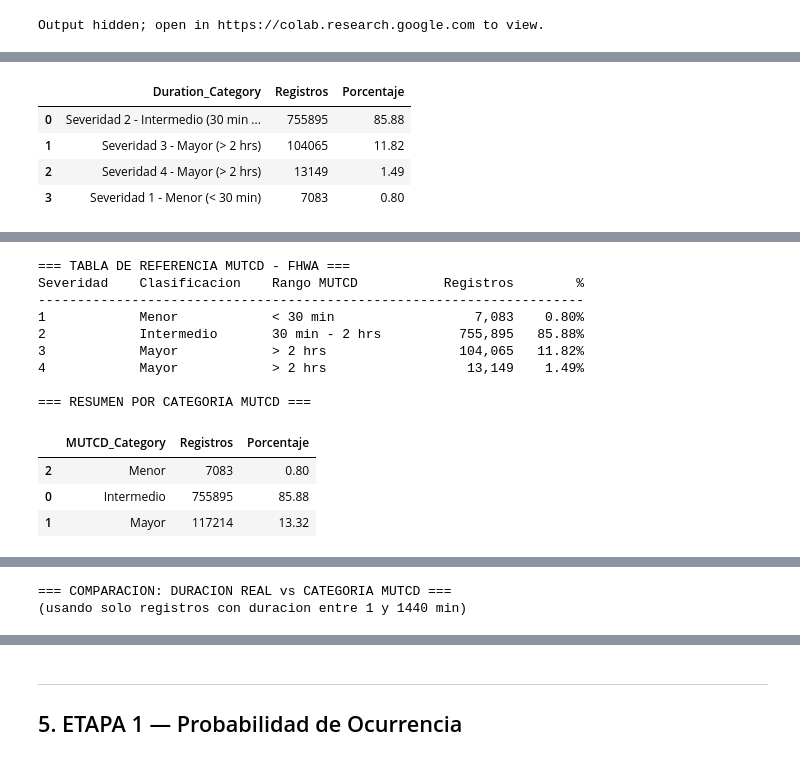
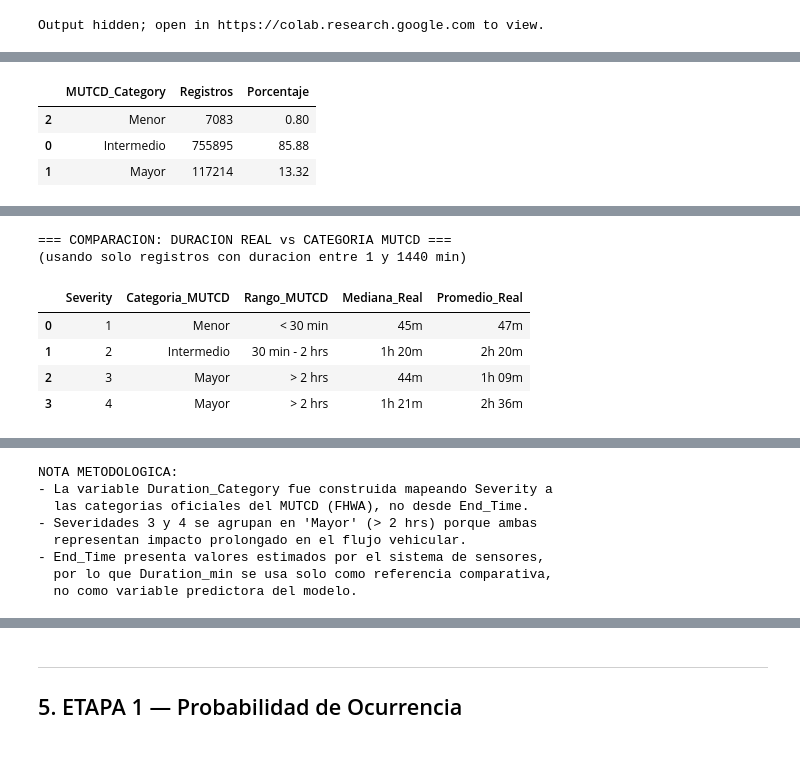
Before and after one commit to edegraciab/final_project, a Jupyter notebook: notebooks/proyecto_integrador_2/04.EDA_FL_v2.ipynb, the cells around one changed output, grey strips where cells are left out. Drawn from its saved outputs; the diff is of its cells as text; code cells hidden in the pictures.

```diff
--- a/notebooks/proyecto_integrador_2/04.EDA_FL_v2.ipynb
+++ b/notebooks/proyecto_integrador_2/04.EDA_FL_v2.ipynb
@@ -274,22 +290,3 @@ for column in dist_cat_columns:
     })
 
 frecuencias_df = pd.concat(all_frecuencias.values(), ignore_index=True)
-# %%
-# Visualización de frecuencias categóricas
-for columna in frecuencias_df['Columna'].unique():
-    df_columna = frecuencias_df[frecuencias_df['Columna'] == columna]
-    fig = px.bar(
-        y=df_columna['Frecuencia'],
-        x=df_columna['Valor'],
-        color=df_columna['Valor'],
-        color_discrete_sequence=px.colors.sequential.PuBuGn,
-        text=df_columna['Frecuencia'],
-        template='seaborn'
-    )
-    fig.update_layout(
-        title_text=f'Distribución de Frecuencias — "{columna}"',
-        height=700, width=1800,
-        xaxis_title=columna, yaxis_title='Frecuencia',
-        font=dict(size=17)
-    )
-    fig.show()
@@ -320,5 +360,6 @@ plt.show()
 # %%
 # ── Duración real por nivel de Severidad ──────────────────────────────────────
+
 # Calculamos la duración de cada accidente desde Start_Time y End_Time
 traffic_accidents_raw['Start_Time'] = pd.to_datetime(
     traffic_accidents_raw['Start_Time'], errors='coerce'
@@ -360,11 +401,12 @@ display(duration_stats)
 
 # Construir etiquetas dinámicas con rangos reales
 def formato_tiempo(minutos):
-    if minutos < 60:
-        return f"{int(minutos)} min"
-    else:
-        horas = minutos / 60
-        return f"{horas:.1f} hrs"
+    minutos = round(minutos)  # ← redondear primero
+    h = int(minutos // 60)
+    m = int(minutos % 60)
+    if h > 0:
+        return f"{h}h {m:02d}m"
+    return f"{m}m"
 
 print("\n=== RANGOS REALES POR NIVEL ===")
 for _, row in duration_stats.iterrows():
@@ -388,6 +430,7 @@ fig = px.box(
 fig.update_layout(height=500, width=900, font=dict(size=13), showlegend=False)
 fig.show()
 
+print("\n")
 # Visualización: promedio por severidad con barra
 fig2 = px.bar(
     duration_stats,
@@ -405,6 +448,7 @@ fig2.show()
 Output hidden; open in https://colab.research.google.com to view.
 # %%
 # ── Variable Duration_Category basada en clasificacion MUTCD - FHWA ───────────
+
 # Fuente: Federal Highway Administration (FHWA), Manual on Uniform Traffic
 # Control Devices (MUTCD), Chapter 6I: Control of Traffic Through Traffic
 # Incident Management Areas.
@@ -435,13 +479,6 @@ traffic_accidents_raw['Duration_Category'] = (
     traffic_accidents_raw['Severity']
     .map(severity_to_duration)
 )
-
-# Verificar distribución
-print("=== VARIABLE Duration_Category (basada en MUTCD - FHWA) ===\n")
-dist = traffic_accidents_raw['Duration_Category'].value_counts().reset_index()
-dist.columns = ['Duration_Category', 'Registros']
-dist['Porcentaje'] = (dist['Registros'] / dist['Registros'].sum() * 100).round(2)
-display(dist)
 
 # Tabla de referencia MUTCD
 print("\n=== TABLA DE REFERENCIA MUTCD - FHWA ===")
@@ -529,5 +574,4 @@ NOTA METODOLOGICA:
-|  | Duration_Category | Registros | Porcentaje |
-| 0 | Severidad 2 - Intermedio (30 min ... | 755895 | 85.88 |
-| 1 | Severidad 3 - Mayor (> 2 hrs) | 104065 | 11.82 |
-| 2 | Severidad 4 - Mayor (> 2 hrs) | 13149 | 1.49 |
-| 3 | Severidad 1 - Menor (< 30 min) | 7083 | 0.80 |
+|  | MUTCD_Category | Registros | Porcentaje |
+| 2 | Menor | 7083 | 0.80 |
+| 0 | Intermedio | 755895 | 85.88 |
+| 1 | Mayor | 117214 | 13.32 |
@@ -534,13 +579,7 @@ NOTA METODOLOGICA:
-=== TABLA DE REFERENCIA MUTCD - FHWA ===
-Severidad    Clasificacion    Rango MUTCD           Registros        %
-----------------------------------------------------------------------
-1            Menor            < 30 min                  7,083    0.80%
-2            Intermedio       30 min - 2 hrs          755,895   85.88%
-3            Mayor            > 2 hrs                 104,065   11.82%
-4            Mayor            > 2 hrs                  13,149    1.49%
-
-=== RESUMEN POR CATEGORIA MUTCD ===
+=== COMPARACION: DURACION REAL vs CATEGORIA MUTCD ===
+(usando solo registros con duracion entre 1 y 1440 min)
-|  | MUTCD_Category | Registros | Porcentaje |
-| 2 | Menor | 7083 | 0.80 |
-| 0 | Intermedio | 755895 | 85.88 |
-| 1 | Mayor | 117214 | 13.32 |
+|  | Severity | Categoria_MUTCD | Rango_MUTCD | Mediana_Real | Promedio_Real |
+| 0 | 1 | Menor | < 30 min | 45m | 47m |
+| 1 | 2 | Intermedio | 30 min - 2 hrs | 1h 20m | 2h 20m |
+| 2 | 3 | Mayor | > 2 hrs | 44m | 1h 09m |
+| 3 | 4 | Mayor | > 2 hrs | 1h 21m | 2h 36m |
@@ -548,2 +586,8 @@ Severidad    Clasificacion    Rango MUTCD           Registros        %
-=== COMPARACION: DURACION REAL vs CATEGORIA MUTCD ===
-(usando solo registros con duracion entre 1 y 1440 min)
+NOTA METODOLOGICA:
+- La variable Duration_Category fue construida mapeando Severity a
+  las categorias oficiales del MUTCD (FHWA), no desde End_Time.
+- Severidades 3 y 4 se agrupan en 'Mayor' (> 2 hrs) porque ambas
+  representan impacto prolongado en el flujo vehicular.
+- End_Time presenta valores estimados por el sistema de sensores,
+  por lo que Duration_min se usa solo como referencia comparativa,
+  no como variable predictora del modelo.
```
Also changed, not shown: parts of 33 cells of this notebook, 1 other file.
